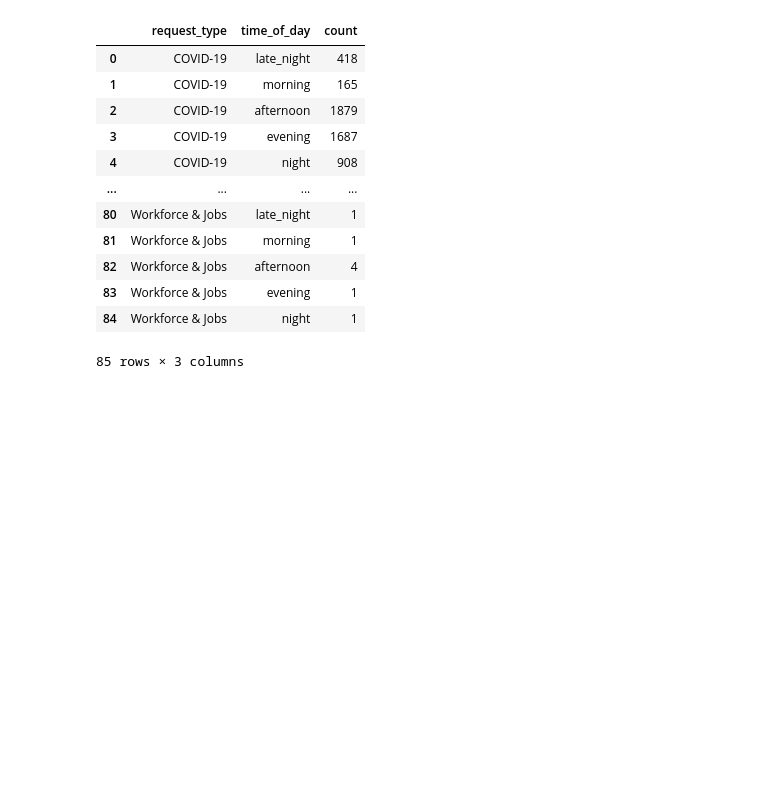
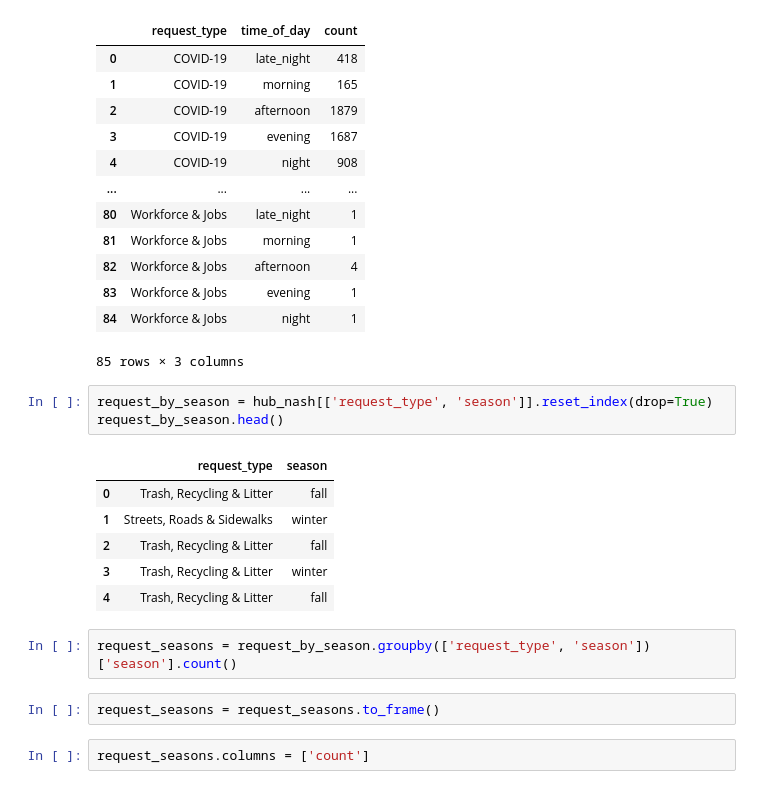
Before and after one commit to AmandaPartlow/hubNashville, a Jupyter notebook: notebooks/HubNashville_Call_Times.ipynb, the cells around one changed output. Saved outputs shown, nothing was run; the diff lists cells and outputs as text; blank space fills up the shorter version.

```diff
--- a/notebooks/HubNashville_Call_Times.ipynb
+++ b/notebooks/HubNashville_Call_Times.ipynb
@@ -175,3 +175,19 @@ request_times.reset_index()
 | 83 | Workforce & Jobs | evening | 1 |
 | 84 | Workforce & Jobs | night | 1 |
 85 rows × 3 columns
+# %%
+request_by_season = hub_nash[['request_type', 'season']].reset_index(drop=True)
+request_by_season.head()
+# %% [output]
+|  | request_type | season |
+| 0 | Trash, Recycling & Litter | fall |
+| 1 | Streets, Roads & Sidewalks | winter |
+| 2 | Trash, Recycling & Litter | fall |
+| 3 | Trash, Recycling & Litter | winter |
+| 4 | Trash, Recycling & Litter | fall |
+# %%
+request_seasons = request_by_season.groupby(['request_type', 'season'])['season'].count()
+# %%
+request_seasons = request_seasons.to_frame()
+# %%
+request_seasons.columns = ['count']
```
Also changed, not shown: parts of 12 cells of this notebook.
